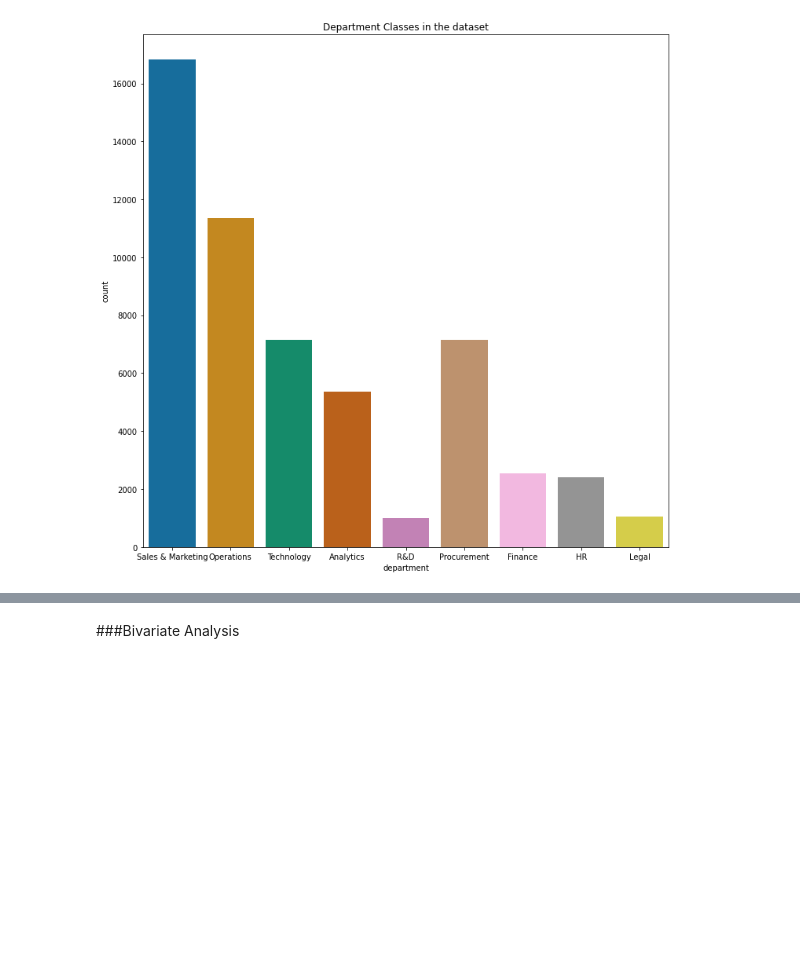
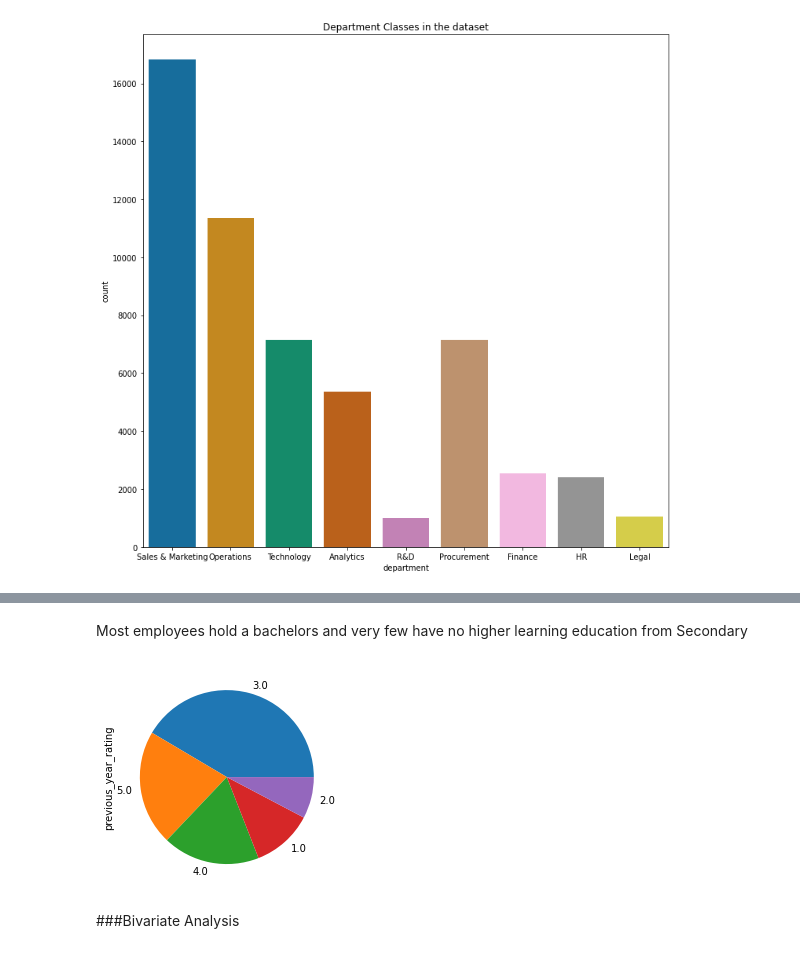
Before and after one commit to deelilah/HR-Promotion, a Jupyter notebook: TM_Assessment_with_MTA.ipynb, the cells around one changed output, grey strips where cells are left out. Drawn from its saved outputs; the diff is of its cells as text; code cells hidden in the pictures; blank space fills up the shorter version.

```diff
--- a/TM_Assessment_with_MTA.ipynb
+++ b/TM_Assessment_with_MTA.ipynb
@@ -324,3 +350,15 @@ plt.show()
+# %% [markdown]
+Most employees hold a bachelors and very few have no higher learning education from Secondary
+# %%
+#Pie plot of the ratings given
+
+df_new['previous_year_rating'].value_counts().head(10).plot.pie()
+
+# Unsquish the pie.
+import matplotlib.pyplot as plt
+plt.gca().set_aspect('equal')
+# %% [output]
+[figure, added]
 # %% [markdown]
 ###Bivariate Analysis
 # %%
```
Also changed, not shown: parts of 41 cells of this notebook.
